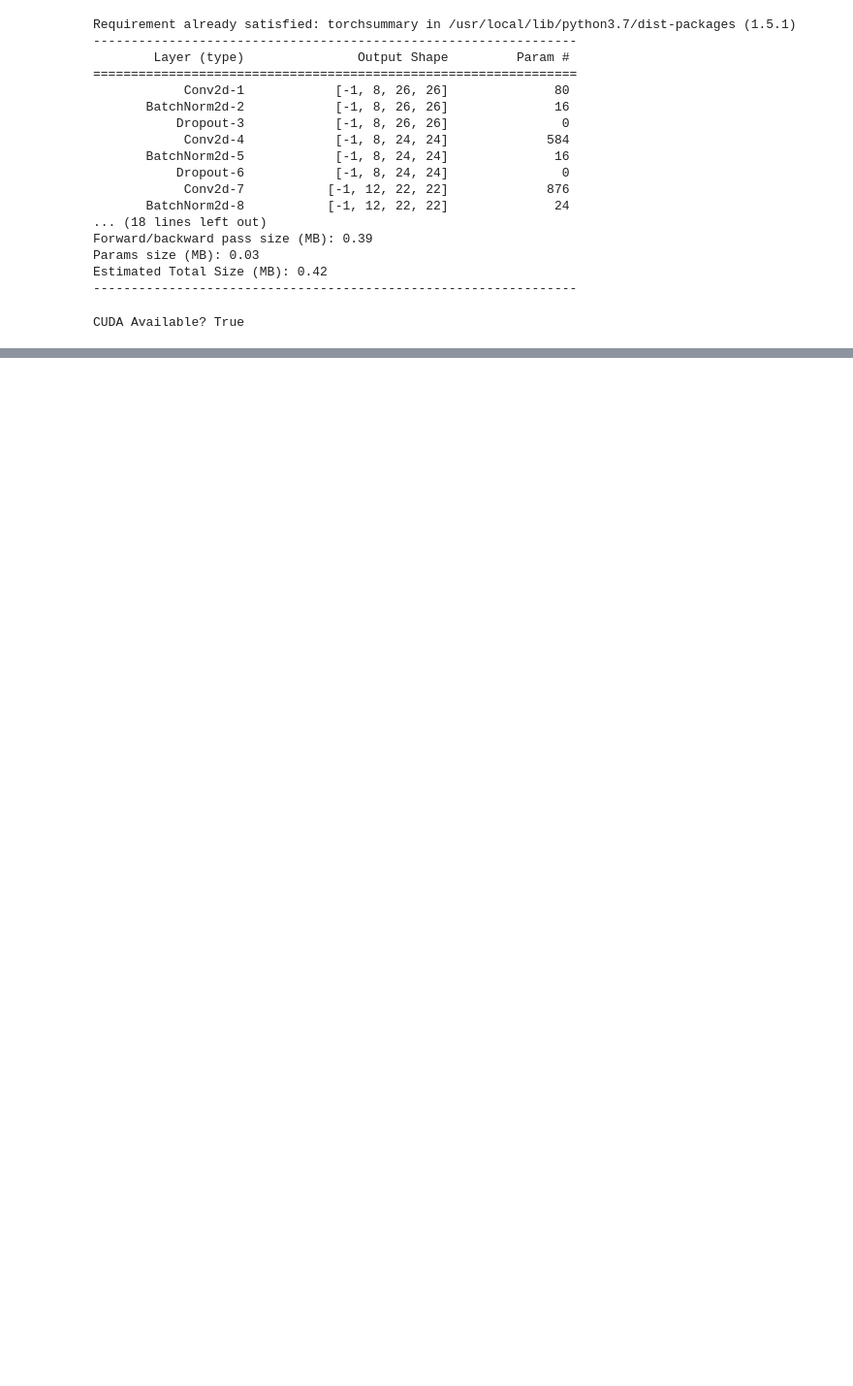
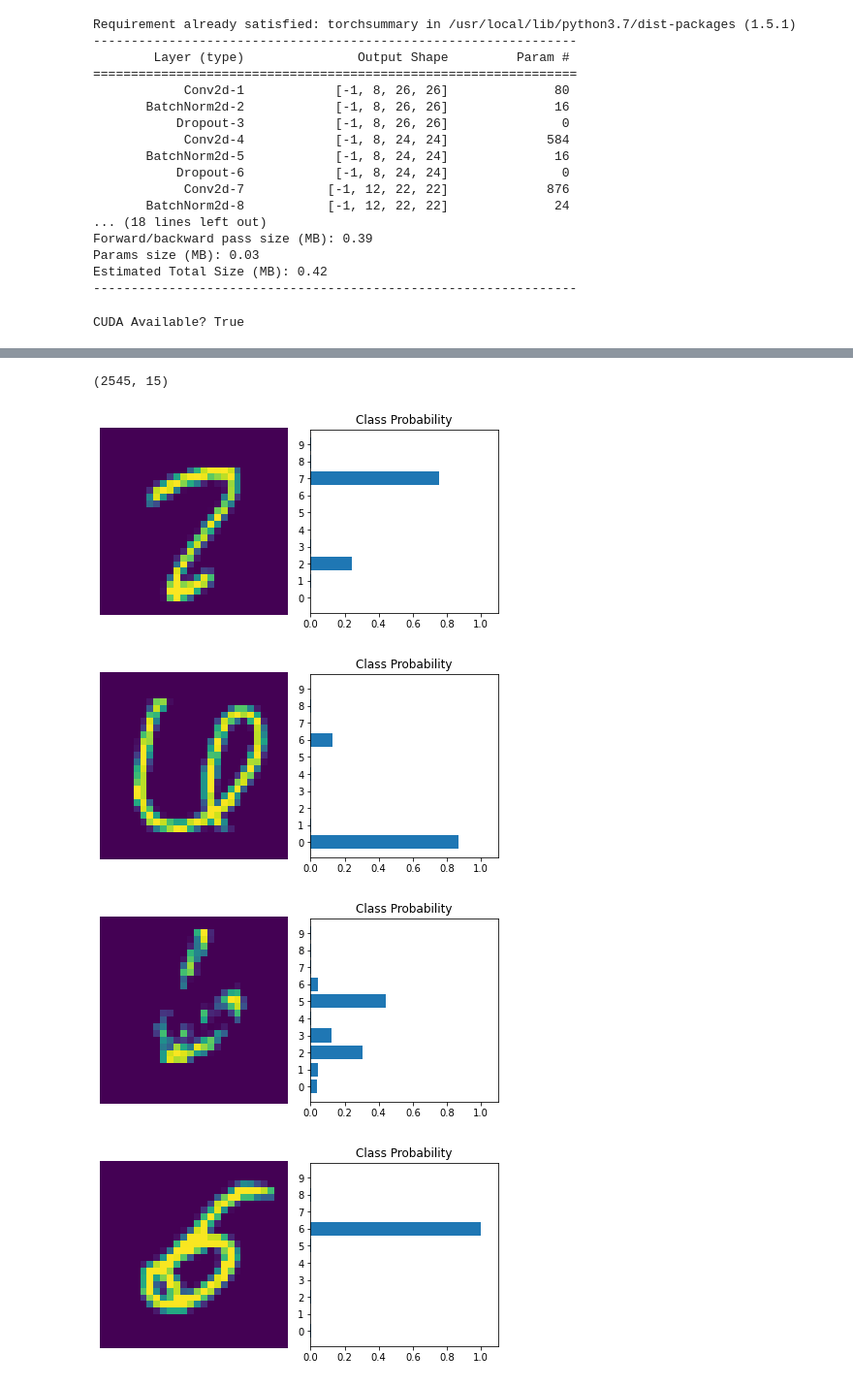
Before and after one commit to prathaban-sr/eva6, a Jupyter notebook: session5/EVA_Session_5_experiment3.ipynb, the cells around one changed output, grey strips where cells are left out. Shown: that part at 97% size. Drawn from its saved outputs; the diff is of its cells as text; code cells hidden in the pictures; blank space fills up the shorter version.

```diff
--- a/session5/EVA_Session_5_experiment3.ipynb
+++ b/session5/EVA_Session_5_experiment3.ipynb
@@ -230,0 +284,49 @@ reducing lr
+# %%
+import numpy as np
+def view_classify(img, ps):
+    ''' Function for viewing an image and it's predicted classes.
+    '''
+    ps = ps.cpu().data.numpy().squeeze()
+
+    fig, (ax1, ax2) = plt.subplots(figsize=(6,9), ncols=2)
+    ax1.imshow(img.resize_(1, 28, 28).numpy().squeeze())
+    ax1.axis('off')
+    ax2.barh(np.arange(10), ps)
+    ax2.set_aspect(0.1)
+    ax2.set_yticks(np.arange(10))
+    ax2.set_yticklabels(np.arange(10))
+    ax2.set_title('Class Probability')
+    ax2.set_xlim(0, 1.1)
+    plt.tight_layout()
+# %%
+correct = []
+wrong = []
+for i in range (20):
+  images, labels = next (iter (test_loader))
+
+  img = images
+  # Turn off gradients to speed up this part
+  with torch.no_grad():
+      logps = model (img.cuda())
+
+  # Output of the network are log-probabilities, need to take exponential for probabilities
+  ps = torch.exp (logps)
+  probabs = []
+  for j, element in enumerate (ps):
+      pred = torch.argmax(element)
+      if pred == labels[j].item ():
+          correct.append ([img[j], ps[j], pred, labels[j].item ()])
+      else:
+          wrong.append ([img[j], ps[j], pred, labels[j].item ()])
+
+len (correct), len (wrong)
+# %% [output]
+(2545, 15)
+# %%
+for i in range (10):
+  view_classify (wrong[i][0], wrong[i][1])
+# %% [output]
+[figure, added]
+[figure, added]
+[figure, added]
+[figure, added]
```
Also changed, not shown: parts of 11 cells of this notebook.
